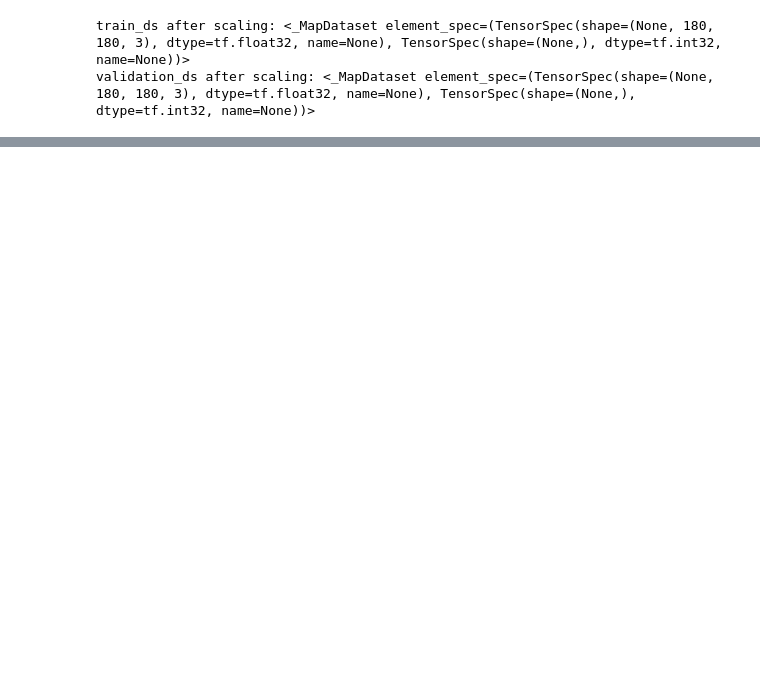
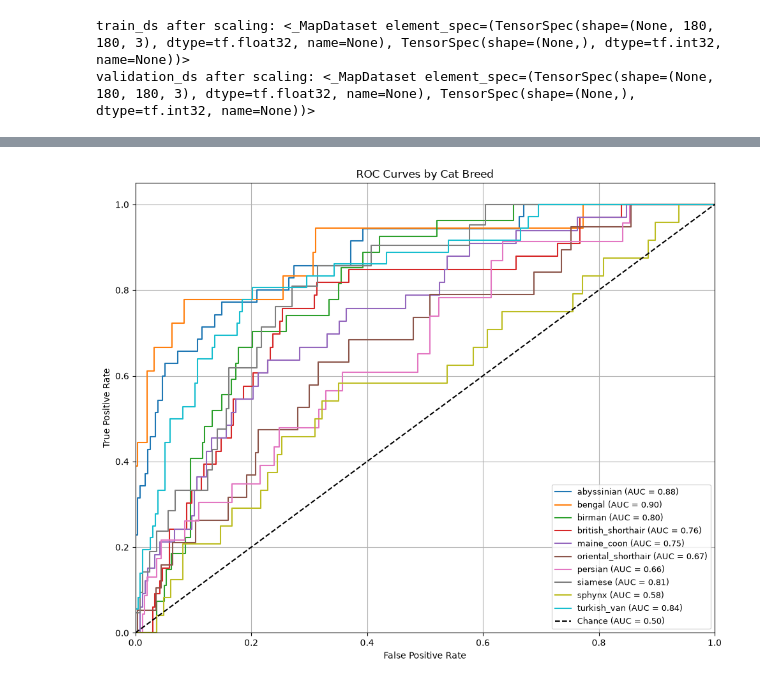
Before and after one commit to ljadominguez-png/Lab3_IAi, a Jupyter notebook: neural_network.ipynb, the cells around one changed output, grey strips where cells are left out. Cells and saved outputs as stored; diff of their text form; code cells hidden in the pictures; blank space fills up the shorter version.

```diff
--- a/neural_network.ipynb
+++ b/neural_network.ipynb
@@ -410,0 +476,31 @@ print(report)
+# %%
+import matplotlib.pyplot as plt
+import numpy as np
+from sklearn.metrics import auc, roc_curve
+from sklearn.preprocessing import LabelBinarizer
+
+# 1. One-hot encode the validation labels
+lb = LabelBinarizer()
+y_test_bin = lb.fit_transform(val_labels)
+
+# 2. Plot ROC curves for all 10 cat breeds
+plt.figure(figsize=(10, 8))
+
+for i in range(10):
+    fpr, tpr, _ = roc_curve(y_test_bin[:, i], val_probs[:, i])
+    roc_auc = auc(fpr, tpr)
+    plt.plot(fpr, tpr, label=f"{class_names[i]} (AUC = {roc_auc:.2f})")
+
+# 3. Formatting
+plt.plot([0, 1], [0, 1], "k--", label="Chance (AUC = 0.50)")
+plt.title("ROC Curves by Cat Breed")
+plt.xlabel("False Positive Rate")
+plt.ylabel("True Positive Rate")
+plt.xlim([0.0, 1.0])
+plt.ylim([0.0, 1.05])
+plt.legend(loc="lower right", fontsize=9)
+plt.grid(True)
+plt.tight_layout()
+plt.show()
+# %% [output]
+[figure, added]
```
Also changed, not shown: parts of 19 cells of this notebook.
